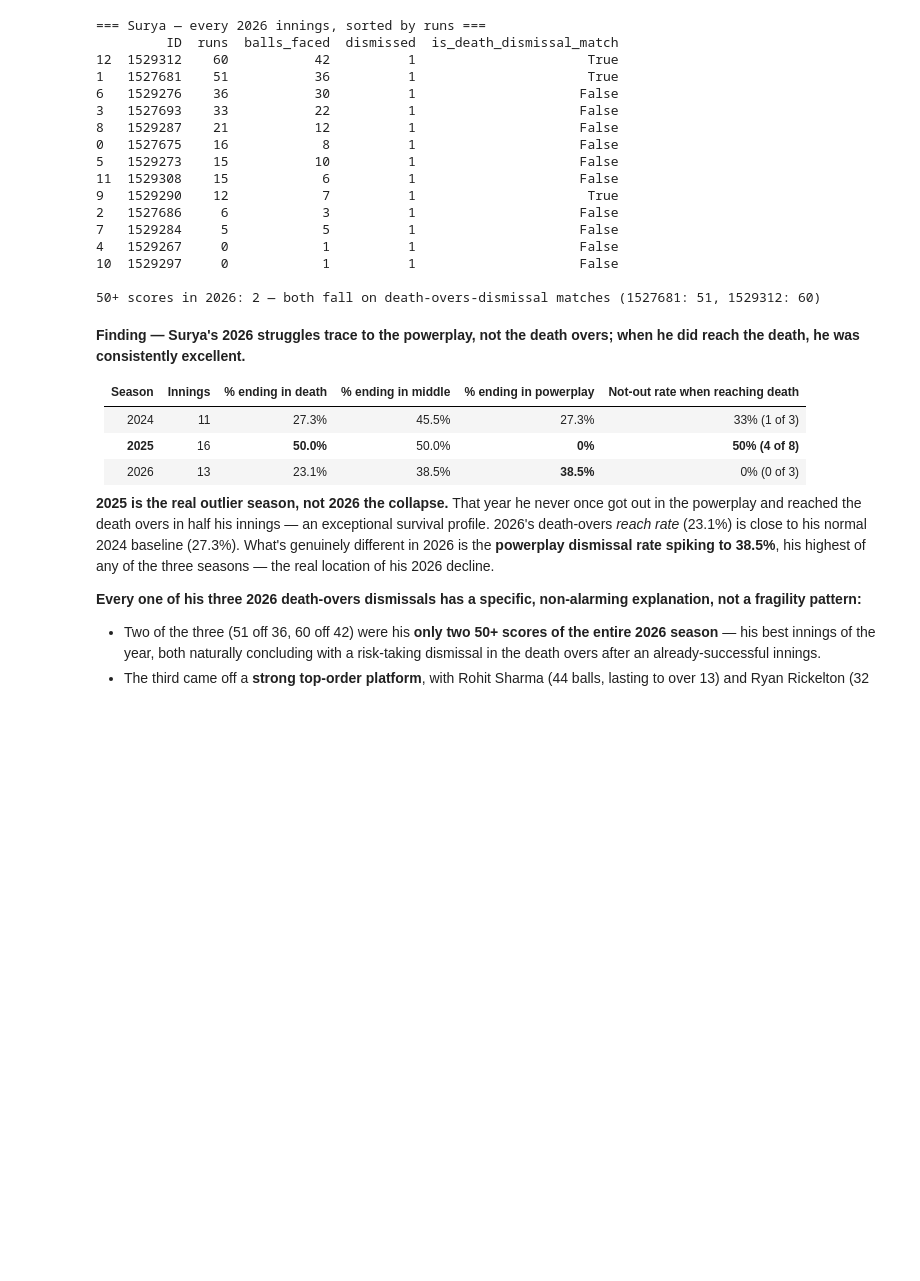
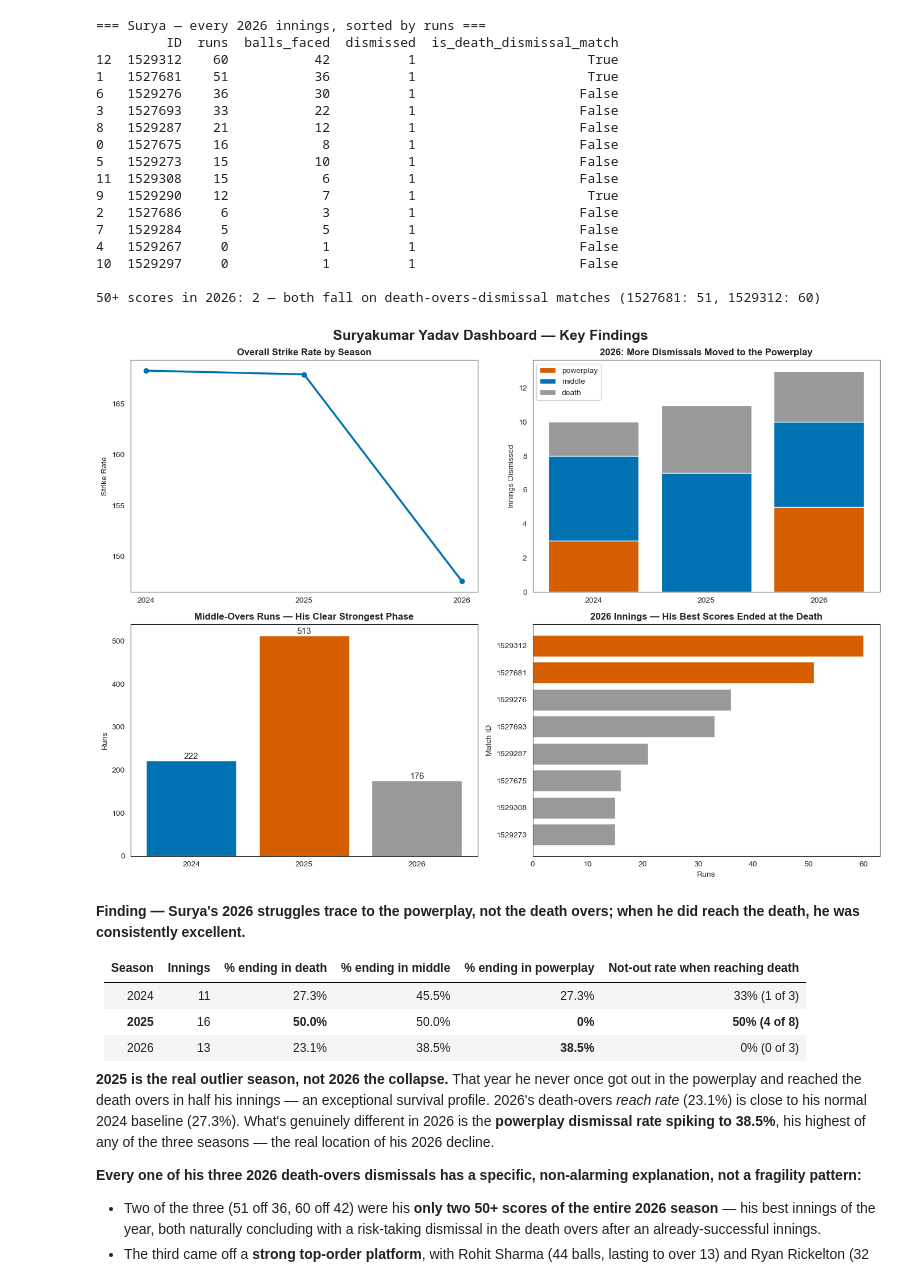
Before and after one commit to aarshdesai-ds/mi-2024-2026-case-study, a Jupyter notebook: notebooks/Batting_Analysis.ipynb, the cells around one changed output. Saved outputs shown, nothing was run; the diff lists cells and outputs as text; code cells hidden in the pictures; blank space fills up the shorter version.

```diff
--- a/notebooks/Batting_Analysis.ipynb
+++ b/notebooks/Batting_Analysis.ipynb
@@ -502,6 +502,48 @@ print(f"\n50+ scores in 2026: {(surya_2026_innings['runs'] >= 50).sum()} — bot
 10  1529297     0            1          1                     False
 
 50+ scores in 2026: 2 — both fall on death-overs-dismissal matches (1527681: 51, 1529312: 60)
+# %%
+fig, axes = plt.subplots(2, 2, figsize=(14, 10))
+fig.suptitle("Suryakumar Yadav Dashboard — Key Findings", fontsize=18, fontweight='bold')
+
+# ── Top-left: season strike-rate trend ──
+ax = axes[0, 0]
+ax.plot(surya_season['season'], surya_season['strike_rate'], marker='o', linewidth=2.5, color=BLUE)
+ax.set_title("Overall Strike Rate by Season", fontsize=12, fontweight='bold')
+ax.set_ylabel("Strike Rate"); ax.set_xticks([2024, 2025, 2026])
+
+# ── Top-right: dismissal phase by season (survival profile) ──
+ax = axes[0, 1]
+dismissed_only = survival_profile['dismissed'].unstack(fill_value=0)
+dismissed_only = dismissed_only.reindex(columns=['powerplay', 'middle', 'death'])
+bottom = [0] * len(dismissed_only)
+for phase, color in zip(['powerplay', 'middle', 'death'], [ACCENT, BLUE, GRAY]):
+    ax.bar(dismissed_only.index.astype(str), dismissed_only[phase], bottom=bottom, color=color, label=phase)
+    bottom = [b + v for b, v in zip(bottom, dismissed_only[phase])]
+ax.set_title("2026: More Dismissals Moved to the Powerplay", fontsize=12, fontweight='bold')
+ax.set_ylabel("Innings Dismissed"); ax.legend()
+
+# ── Bottom-left: middle-overs runs, his strongest phase ──
+ax = axes[1, 0]
+surya_middle = surya_numbers[surya_numbers['phase'] == 'middle'].sort_values('season')
+bars = ax.bar(surya_middle['season'].astype(str), surya_middle['runs'], color=[BLUE, ACCENT, GRAY])
+ax.bar_label(bars, fontsize=11)
+ax.set_title("Middle-Overs Runs — His Clear Strongest Phase", fontsize=12, fontweight='bold')
+ax.set_ylabel("Runs")
+
+# ── Bottom-right: 2026 innings, ranked, best scores highlighted ──
+ax = axes[1, 1]
+sub = surya_2026_innings.sort_values('runs', ascending=True).tail(8)
+colors = [ACCENT if m else GRAY for m in sub['is_death_dismissal_match']]
+ax.barh(sub['ID'].astype(str), sub['runs'], color=colors)
+ax.set_title("2026 Innings — His Best Scores Ended at the Death", fontsize=12, fontweight='bold')
+ax.set_xlabel("Runs"); ax.set_ylabel("Match ID")
+
+plt.tight_layout()
+plt.savefig("../dashboard_data/surya_dashboard_2x2.png", dpi=200, bbox_inches='tight')
+plt.show()
+# %% [output]
+[figure, added]
 # %% [markdown]
 **Finding — Surya's 2026 struggles trace to the powerplay, not the death overs; when he did reach the death, he was consistently excellent.**
 
```
Also changed, not shown: parts of 7 cells of this notebook, 4 other files.
